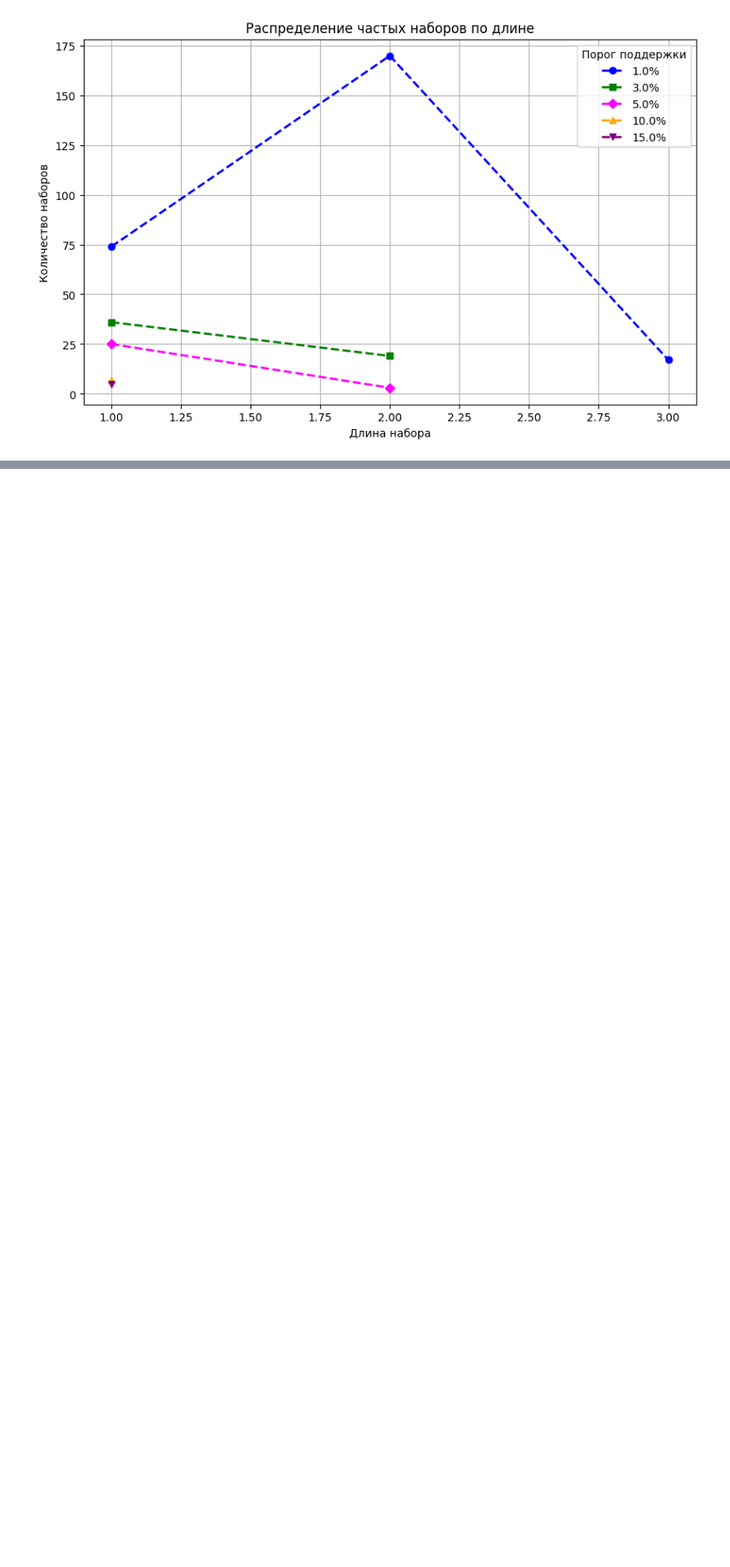
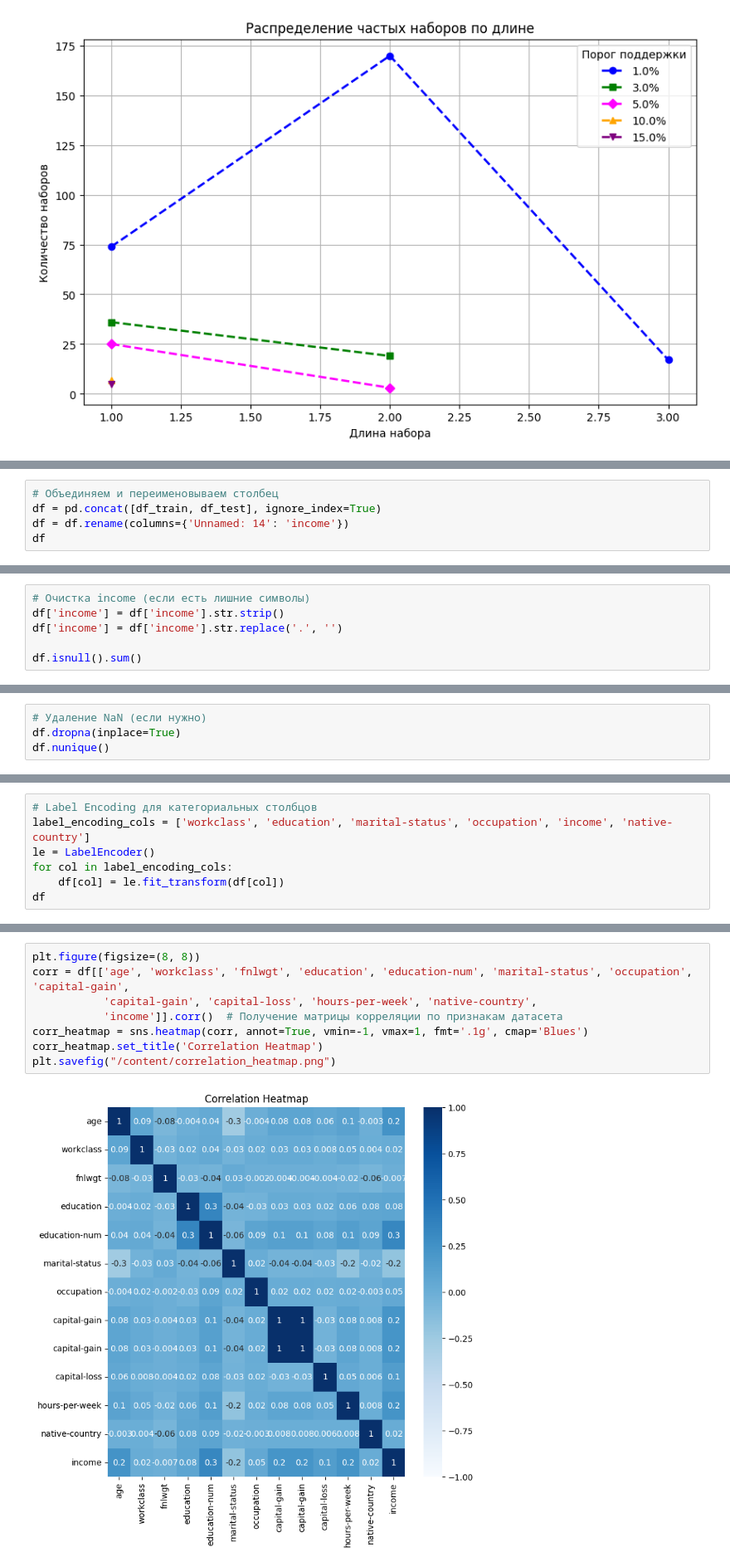
Before and after one commit to lizzzginka/-, a Jupyter notebook: Технологии_аналитической_обработки_информации.ipynb, the cells around one changed output, grey strips where cells are left out. Shown at 83% size. Saved outputs shown, nothing was run; the diff lists cells and outputs as text; blank space fills up the shorter version.

```diff
--- a/Технологии_аналитической_обработки_информации.ipynb
+++ b/Технологии_аналитической_обработки_информации.ipynb
@@ -470,0 +487,5 @@ if __name__ == "__main__":
+# %%
+# Объединяем и переименовываем столбец
+df = pd.concat([df_train, df_test], ignore_index=True)
+df = df.rename(columns={'Unnamed: 14': 'income'})
+df
@@ -470,0 +506,6 @@ if __name__ == "__main__":
+# %%
+# Очистка income (если есть лишние символы)
+df['income'] = df['income'].str.strip()
+df['income'] = df['income'].str.replace('.', '')
+
+df.isnull().sum()
@@ -470,0 +530,4 @@ if __name__ == "__main__":
+# %%
+# Удаление NaN (если нужно)
+df.dropna(inplace=True)
+df.nunique()
@@ -470,0 +552,7 @@ if __name__ == "__main__":
+# %%
+# Label Encoding для категориальных столбцов
+label_encoding_cols = ['workclass', 'education', 'marital-status', 'occupation', 'income', 'native-country']
+le = LabelEncoder()
+for col in label_encoding_cols:
+    df[col] = le.fit_transform(df[col])
+df
@@ -470,0 +573,10 @@ if __name__ == "__main__":
+# %%
+plt.figure(figsize=(8, 8))
+corr = df[['age', 'workclass', 'fnlwgt', 'education', 'education-num', 'marital-status', 'occupation', 'capital-gain',
+           'capital-gain', 'capital-loss', 'hours-per-week', 'native-country',
+           'income']].corr()  # Получение матрицы корреляции по признакам датасета
+corr_heatmap = sns.heatmap(corr, annot=True, vmin=-1, vmax=1, fmt='.1g', cmap='Blues')
+corr_heatmap.set_title('Correlation Heatmap')
+plt.savefig("/content/correlation_heatmap.png")
+# %% [output]
+[figure, added]
```
Also changed, not shown: parts of 30 cells of this notebook.
